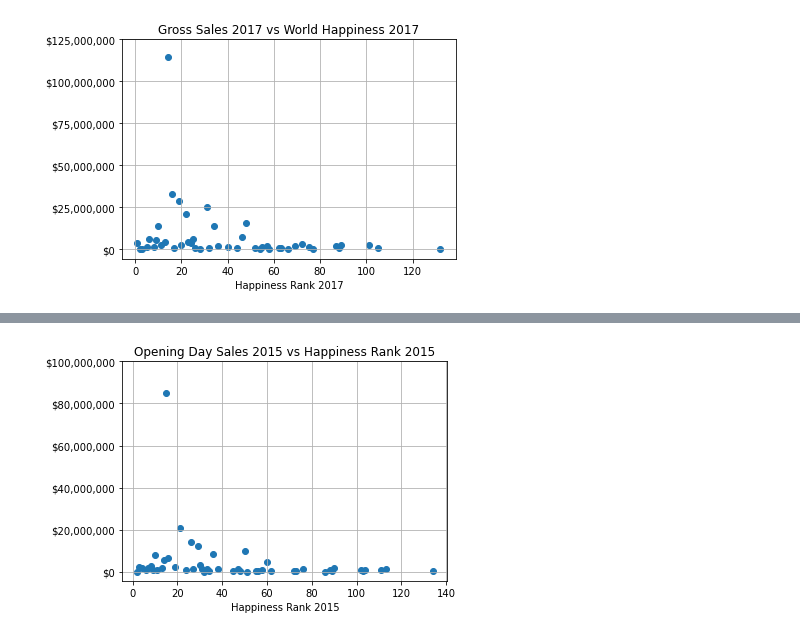
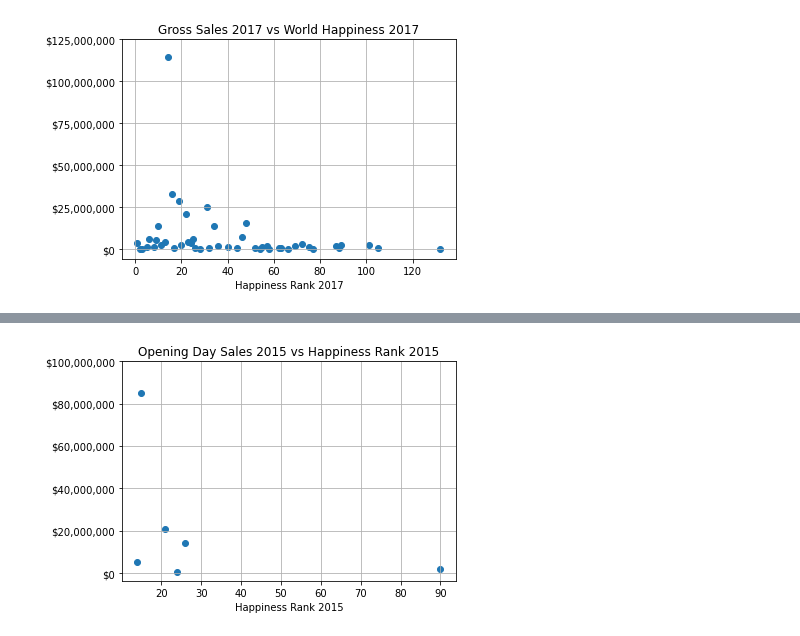
Before and after one commit to jaysueno/Group_Good_Guys, a Jupyter notebook: shades.ipynb, the cells around one changed output, grey strips where cells are left out. Cells and saved outputs as stored; diff of their text form; code cells hidden in the pictures.

```diff
--- a/shades.ipynb
+++ b/shades.ipynb
@@ -44,9 +44,11 @@ shades_df.head()
 | 3 | Bulgaria | Europe, Middle East, and Africa | 2/13/2015 | 336509 | 837393 | 2/10/2017 | ... |
 | 4 | Croatia | Europe, Middle East, and Africa | 2/12/2015 | 331540 | 694309 | 2/9/2017 | ... |
 # %%
-# Make a dataframe with only the target countries
+# Build Lists for new Target Country DataFrame and Charting
 
 x_target = ['Germany', 'Mexico', 'Philippines', 'Singapore', 'United Kingdom', 'United States']
+target_happy_2015 = [26, 14, 90, 24, 21, 15]
+target_happy_2017 = [16, 25, 72, 26, 19, 14]
 
 y_gross_2015 = [41430653, 14148888, 3565511, 1837395, 51603774, 166167230]
 y_opening_2015 = [14135994, 5495154, 2047933,  641621, 20876148, 85171450]
@@ -65,3 +67,15 @@ y_labels_gross17 = ['$0','$25,000,000','$50,000,000','$75,000,000','$100,000,000
 
 y_ticks_open17 = [0,10000000,20000000,30000000,40000000,50000000]
 y_labels_open17 = ['$0','$10,000,000','$20,000,000','$30,000,000','$40,000,000','$50,000,000']
+# %%
+# Build a dataframe which holds target countries, sales info for each movie, and happiness rank. Should be 5 Columns Long
+
+target_data = {'Country': x_target,
+               'Happiness Rank 2015': target_happy_2015,
+               'Gross Sales 2015': y_gross_2015,
+               'Opening Day Sales 2015': y_opening_2015,
+               'Happiness Rank 2017': target_happy_2017,
+               'Gross Sales 2017': y_gross_2017,
+               'Opening Sales 2017': y_opening_2017}
+target_df = pd.DataFrame(target_data)
+target_df
@@ -250,14 +280,14 @@ plt.savefig('Charts/2017GrossSalesVSHappiness.png')
 # %%
 # Create a ScatterPlot comparing Opening Day Sales of 50 Shades of Grey in 2015 vs World Happiness Rank 2015 with Target Countries
 
-x = merged15_df['2015_rank']
-y = merged15_df['Opening Day Sales 2015']
+x = target_df['Happiness Rank 2015']
+y = target_df['Opening Day Sales 2015']
 plt.scatter(x, y)
 plt.title('Opening Day Sales 2015 vs Happiness Rank 2015')
 plt.xlabel('Happiness Rank 2015')
 plt.yticks(ticks=y_ticks_open,labels=y_labels_open)
 plt.tight_layout()
 plt.grid()
-plt.savefig('Charts/2015OpeningSalesVSHappiness.png')
+plt.savefig('Charts/2015OpeningSalesVSHappiness_Target.png')
 # %% [output]
-[figure, old version]
+[figure, new version]
```
Also changed, not shown: parts of 7 cells of this notebook.
